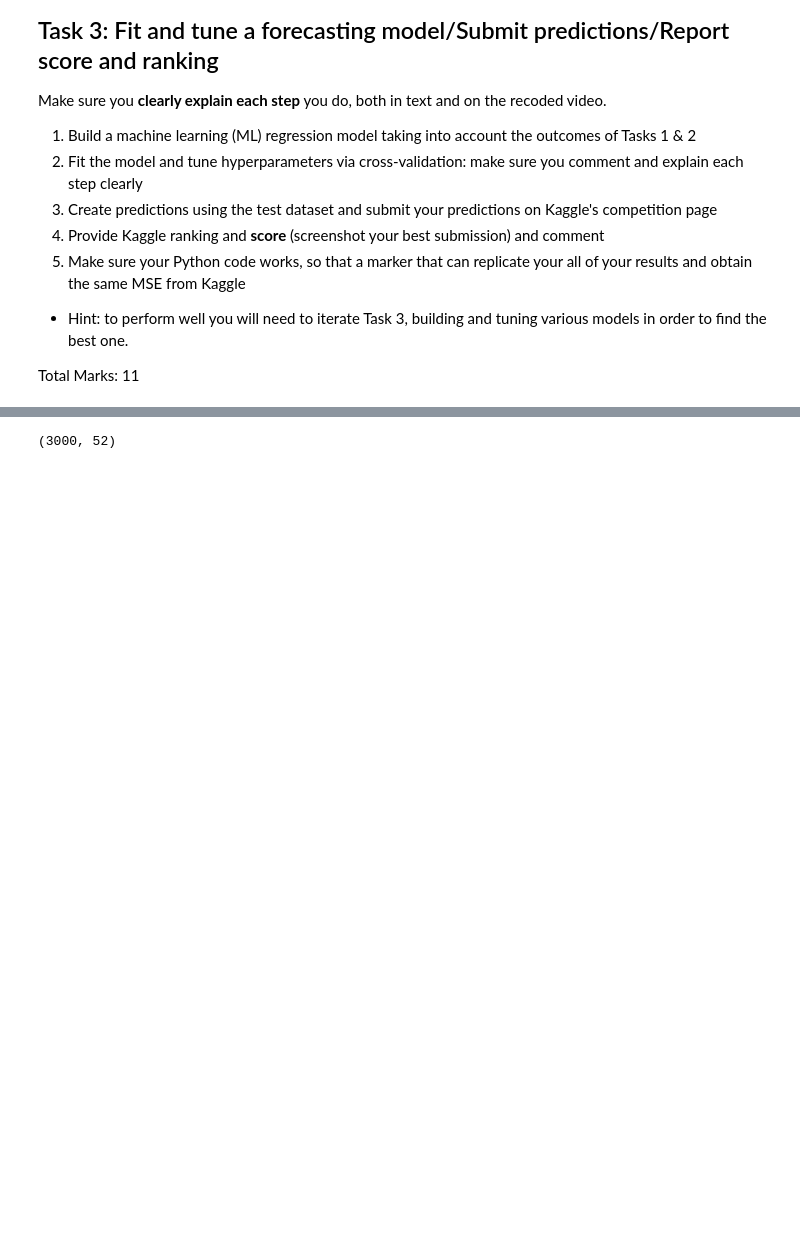
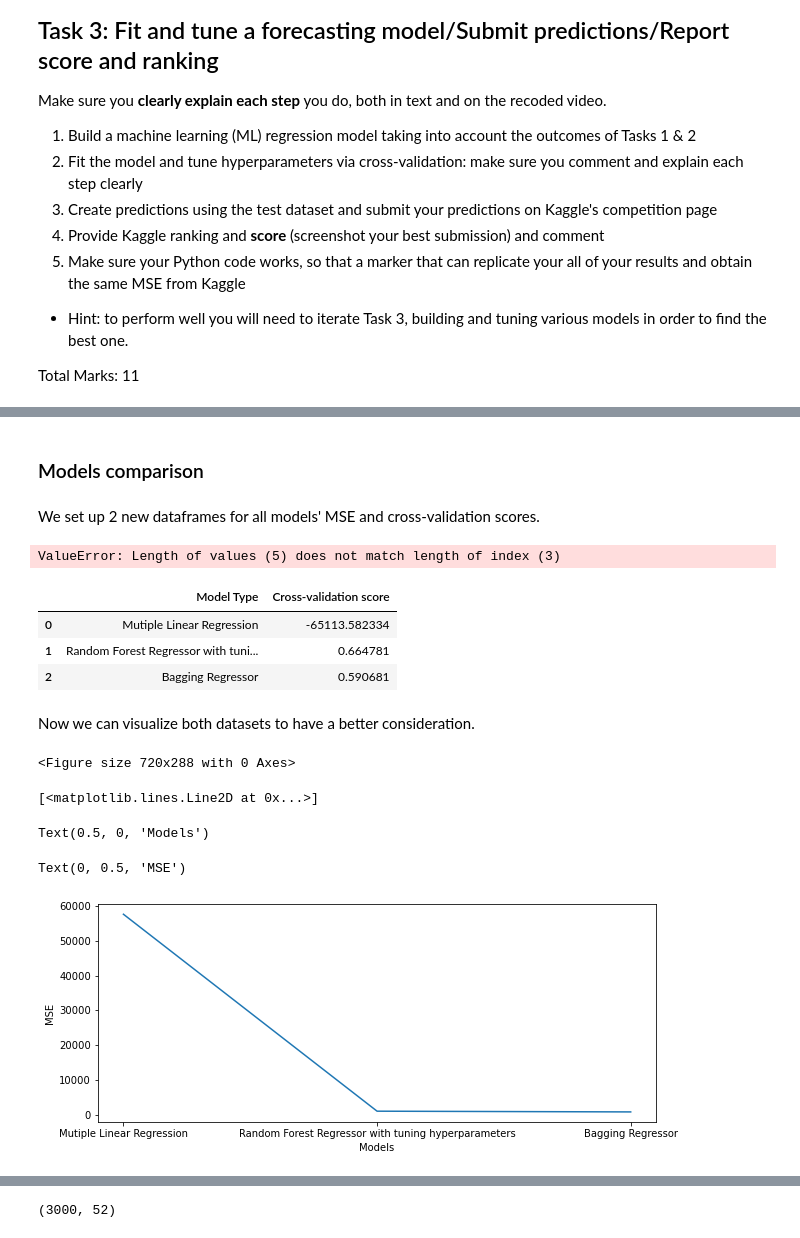
Before and after one commit to ethanaire/Sydney-Airbnb-prices-prediction, a Jupyter notebook: S1_2022_BUSA3020.ipynb, the cells around one changed output, grey strips where cells are left out. Drawn from its saved outputs; the diff is of its cells as text; code cells hidden in the pictures; blank space fills up the shorter version.

```diff
--- a/S1_2022_BUSA3020.ipynb
+++ b/S1_2022_BUSA3020.ipynb
@@ -1093,0 +1139,4 @@ Tuning model:
+# %%
+bag_tune = BaggingRegressor()
+tune_bag = RandomizedSearchCV(bag_tune, param_distributions=bag_grid)
+tune_bag.fit(X,y)
@@ -1093,0 +1163,2 @@ Tuning model:
+# %%
+tune_bag_y = tune_bag.predict(X)
@@ -1093,0 +1181,40 @@ Tuning model:
+# %%
+#Append the outputs of the Random Forest after tuning parameters
+model_mse.append(mean_squared_error(y, tune_bag_y))
+model_scores.append(tune_bag_scores.mean())
+# %% [markdown]
+### Models comparison
+# %% [markdown]
+We set up 2 new dataframes for all models' MSE and cross-validation scores.
+# %%
+models_mse = ["Mutiple Linear Regression", "Random Forest Regressor with tuning hyperparameters", "Bagging Regressor"]
+df_mse = pd.DataFrame(models_mse, columns=["Model Type"])
+df_mse["MSE"] = model_mse
+df_mse
+# %% [output]
+ValueError: Length of values (5) does not match length of index (3)
+# %%
+models_crossvalscores = ["Mutiple Linear Regression", "Random Forest Regressor with tuning hyperparameters", "Bagging Regressor"]
+df_scores = pd.DataFrame(models_crossvalscores, columns=["Model Type"])
+df_scores["Cross-validation score"] = model_scores
+df_scores
+# %% [output]
+|  | Model Type | Cross-validation score |
+| 0 | Mutiple Linear Regression | -65113.582334 |
+| 1 | Random Forest Regressor with tuni... | 0.664781 |
+| 2 | Bagging Regressor | 0.590681 |
+# %% [markdown]
+Now we can visualize both datasets to have a better consideration.
+# %%
+#Plotting the mse outputs
+plt.figure(figsize = (10,4))
+plt.plot(df_mse["Model Type"], df_mse["MSE"])
+plt.xlabel("Models")
+plt.ylabel("MSE")
+plt.show()
+# %% [output]
+<Figure size 720x288 with 0 Axes>
+[<matplotlib.lines.Line2D at 0x...>]
+Text(0.5, 0, 'Models')
+Text(0, 0.5, 'MSE')
+[figure, added]
```
Also changed, not shown: parts of 81 cells of this notebook, 1 other file.
